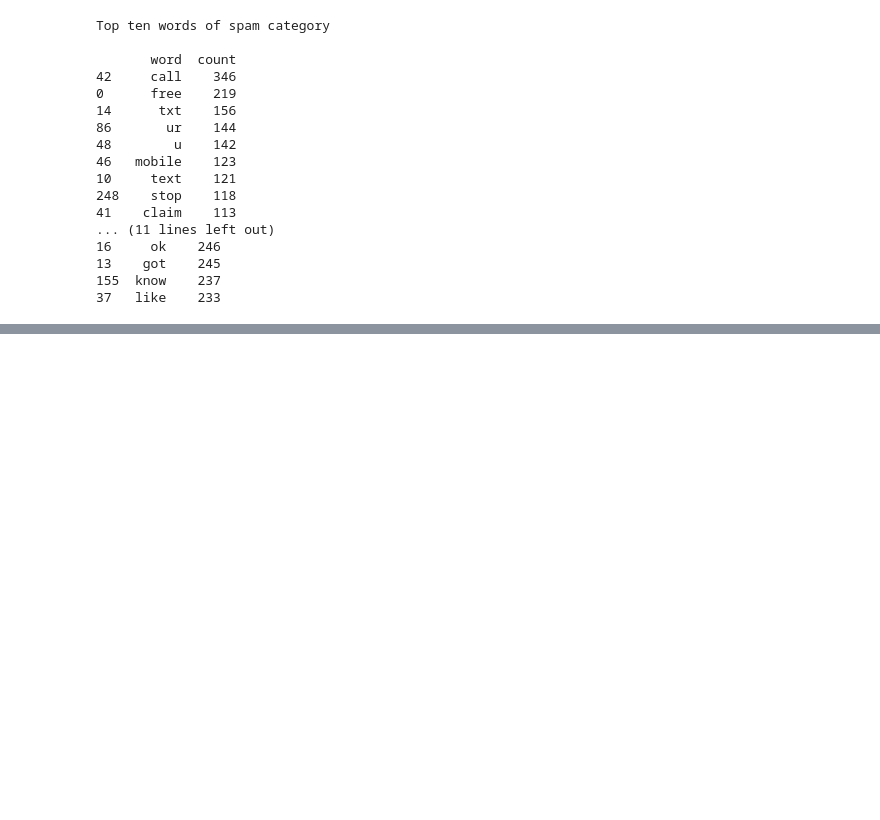
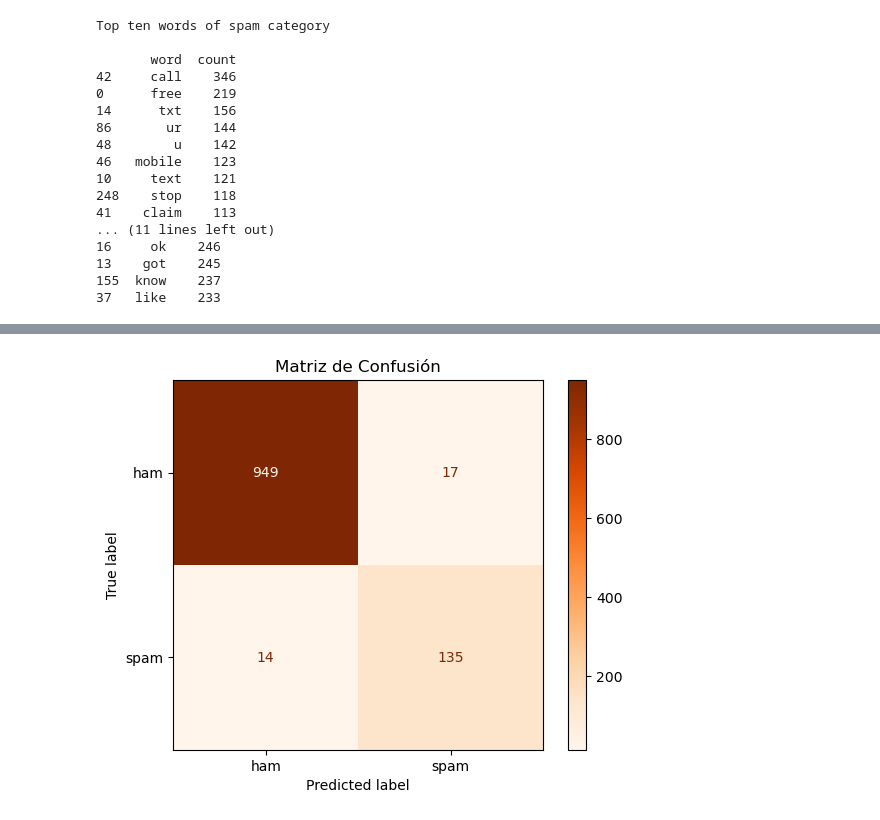
Before and after one commit to Miguel9Angel/SMS_spam_detector, a Jupyter notebook: classification_spam.ipynb, the cells around one changed output, grey strips where cells are left out. Cells and saved outputs as stored; diff of their text form; code cells hidden in the pictures; blank space fills up the shorter version.

```diff
--- a/classification_spam.ipynb
+++ b/classification_spam.ipynb
@@ -227,0 +258,9 @@ weighted avg       0.97      0.97      0.97      1115
+# %%
+cm = confusion_matrix(y_test, y_pred)
+
+disp = ConfusionMatrixDisplay(confusion_matrix = cm, display_labels=model.classes_)
+disp.plot(cmap='Oranges', values_format='d')
+plt.title("Matriz de Confusión")
+plt.show()
+# %% [output]
+[figure, added]
```
Also changed, not shown: parts of 23 cells of this notebook.
